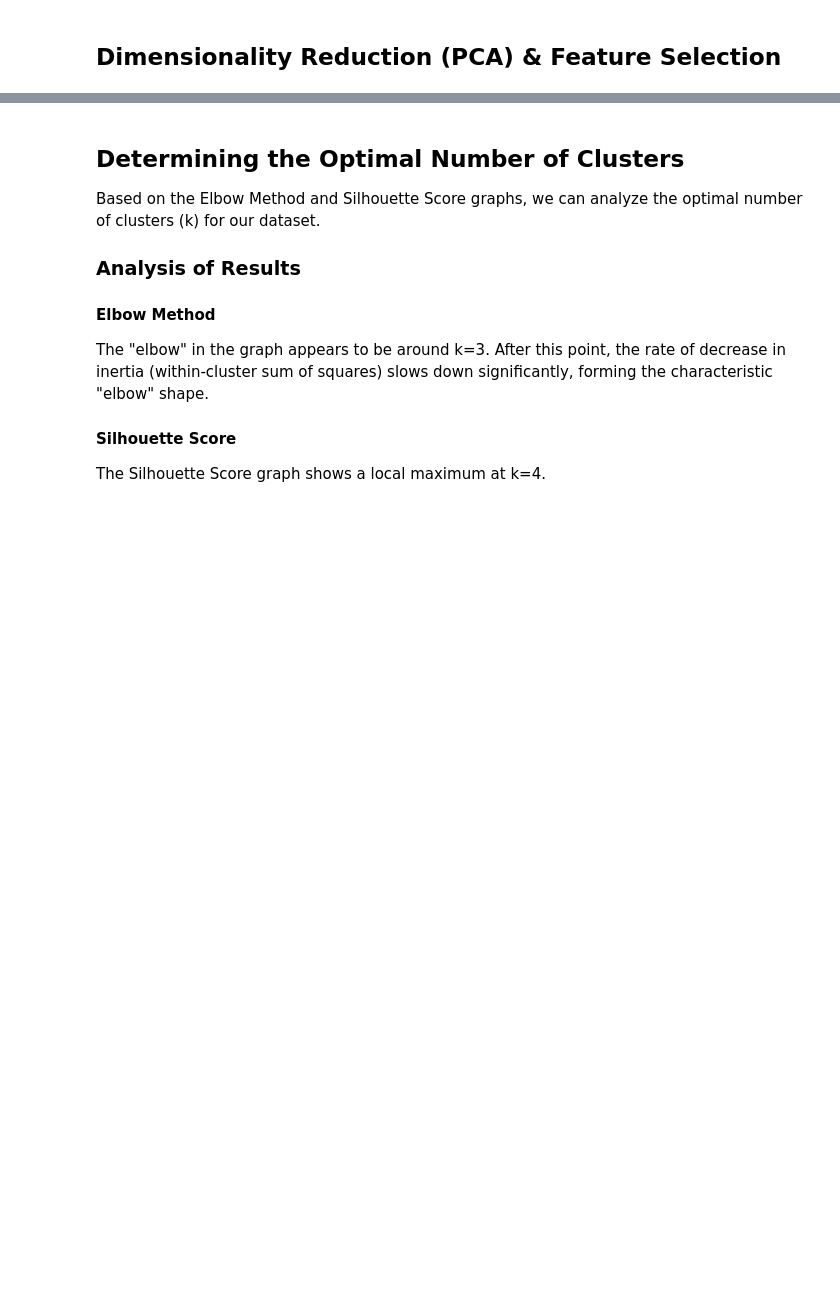
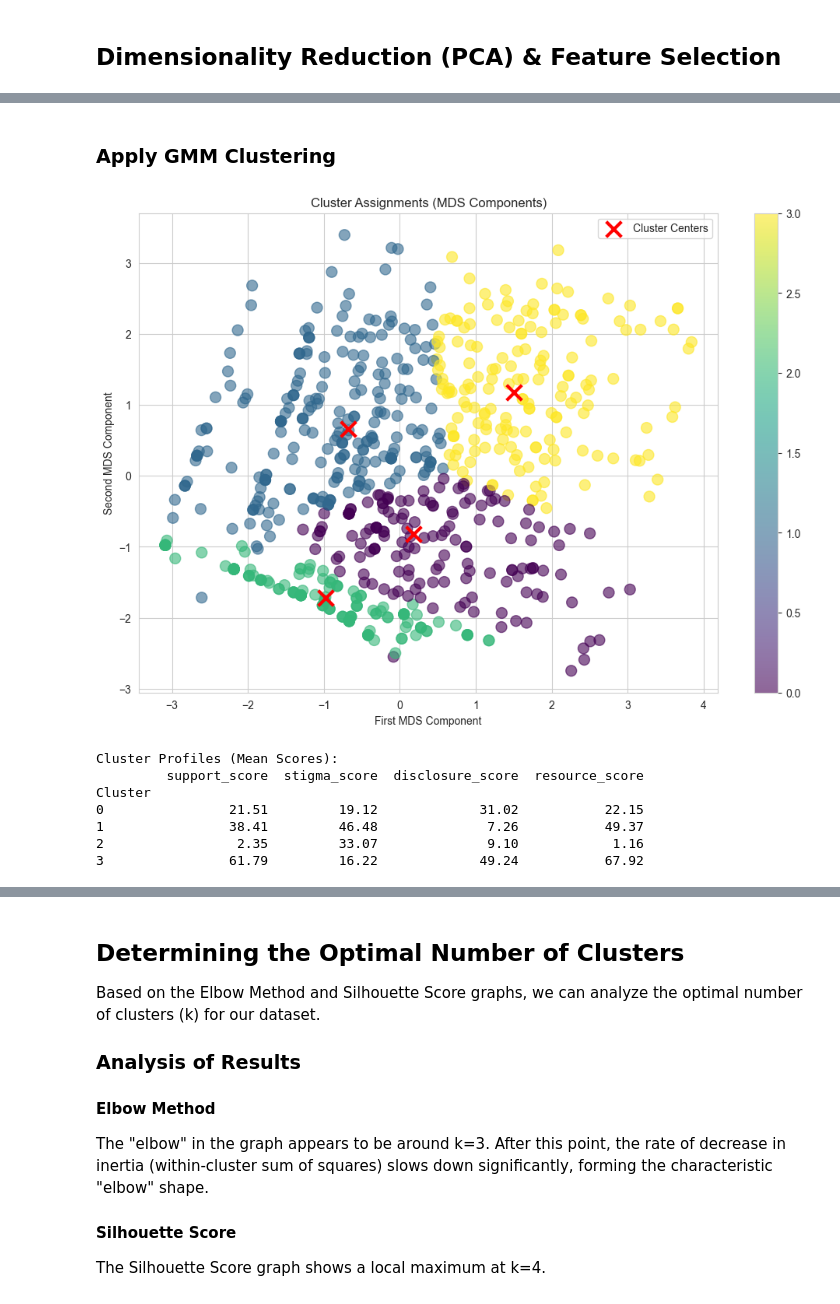
Before and after one commit to KonradKlein91/ml_unservised_learning, a Jupyter notebook: main.ipynb, the cells around one changed output, grey strips where cells are left out. Saved outputs shown, nothing was run; the diff lists cells and outputs as text; code cells hidden in the pictures; blank space fills up the shorter version.

```diff
--- a/main.ipynb
+++ b/main.ipynb
@@ -1709,0 +1601,58 @@ age_0_25                           0.474452
+# %% [markdown]
+### Apply GMM Clustering
+# %%
+# 1. Use the original continuous scores instead of binary categories
+features_for_clustering = ['support_score', 'stigma_score',
+                         'disclosure_score', 'resource_score']
+
+# 2. Prepare the data
+X = data_with_scores[features_for_clustering].copy()
+scaler = StandardScaler()
+X_scaled = scaler.fit_transform(X)
+
+# 3. Apply MDS
+mds = MDS(n_components=2, random_state=42)  # Try 2 components for better visualization
+X_mds = mds.fit_transform(X_scaled)
+
+# 4. Apply GMM clustering
+gmm = GaussianMixture(n_components=4, random_state=42, n_init=10)
+labels = gmm.fit_predict(X_mds)
+
+# 5. Visualize with enhanced plot
+plt.figure(figsize=(12, 8))
+scatter = plt.scatter(X_mds[:, 0], X_mds[:, 1],
+                     c=labels,
+                     cmap='viridis',
+                     alpha=0.6,
+                     s=100)  # Increased point size
+plt.colorbar(scatter)
+plt.title('Cluster Assignments (MDS Components)')
+plt.xlabel('First MDS Component')
+plt.ylabel('Second MDS Component')
+
+# Add cluster centers
+means = gmm.means_
+plt.scatter(means[:, 0], means[:, 1],
+           c='red',
+           marker='x',
+           s=200,
+           linewidth=3,
+           label='Cluster Centers')
+plt.legend()
+plt.show()
+
+# 6. Analyze clusters using original continuous scores
+df_with_clusters = data_with_scores.copy()
+df_with_clusters['Cluster'] = labels
+
+print("\nCluster Profiles (Mean Scores):")
+print(df_with_clusters.groupby('Cluster')[features_for_clustering].mean().round(2))
+# %% [output]
+[figure, added]
+Cluster Profiles (Mean Scores):
+         support_score  stigma_score  disclosure_score  resource_score
+Cluster
+0                21.51         19.12             31.02           22.15
+1                38.41         46.48              7.26           49.37
+2                 2.35         33.07              9.10            1.16
+3                61.79         16.22             49.24           67.92
```
Also changed, not shown: parts of 25 cells of this notebook.
